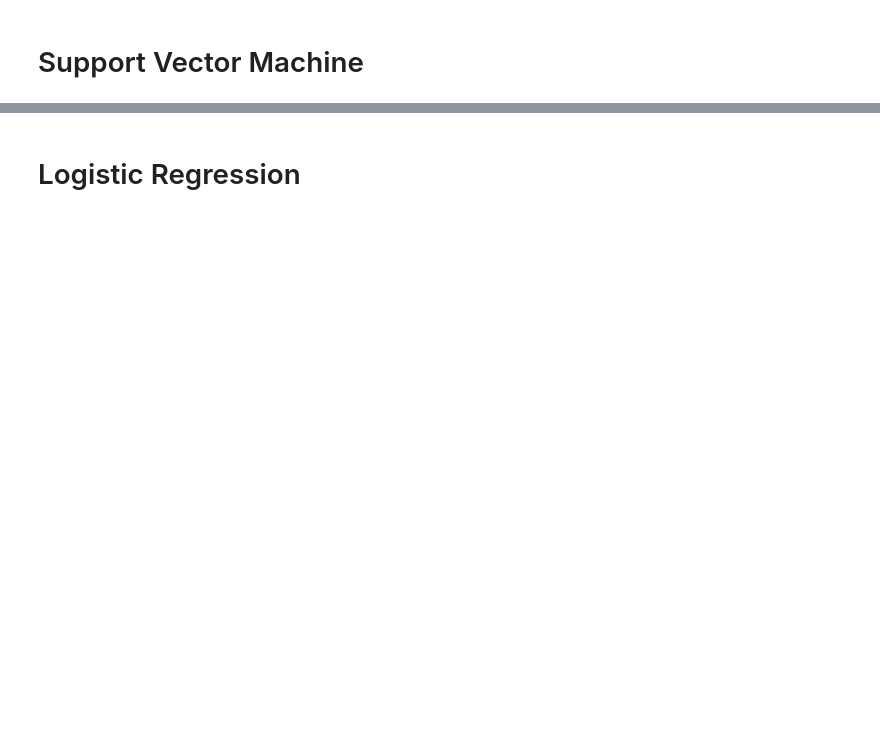
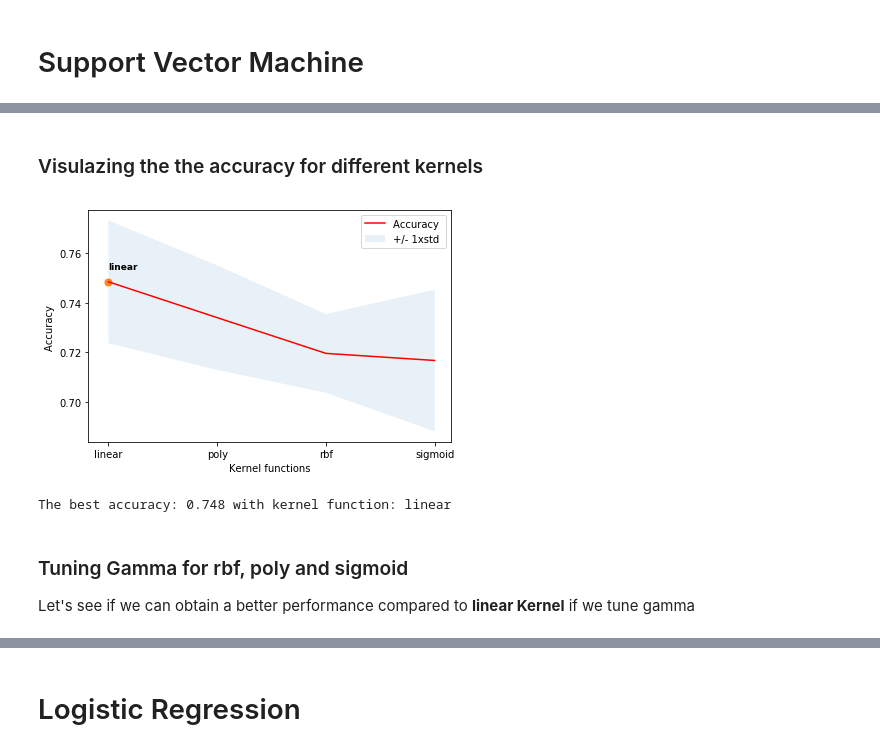
Before and after one commit to M-L-5000/Capstone-projects, a Jupyter notebook: Final project - Machine Learning with Python.ipynb, the cells around one changed output, grey strips where cells are left out. Saved outputs shown, nothing was run; the diff lists cells and outputs as text; code cells hidden in the pictures; blank space fills up the shorter version.

```diff
--- a/Final project - Machine Learning with Python.ipynb
+++ b/Final project - Machine Learning with Python.ipynb
@@ -445,0 +475,16 @@ The jaccard index for accuracy: 0.79
+# %% [markdown]
+### Visulazing the the accuracy for different kernels
+# %%
+Lx = Kernels
+Ly = mean_cv_SVM
+Lstd = std_cv_SVM
+x_label = 'Kernel functions'
+y_label = 'Accuracy '
+Max, Index = plot_function(Lx,Ly,Lstd,x_label, y_label)
+print(("The best accuracy: {0:.3f} with kernel function: " + str(Index)).format(Max))
+# %% [output]
+[figure, added]
+The best accuracy: 0.748 with kernel function: linear
+# %% [markdown]
+### Tuning Gamma for rbf, poly and sigmoid
+Let's see if we can obtain a better performance compared to __linear Kernel__ if we tune gamma
```
Also changed, not shown: parts of 70 cells of this notebook.
